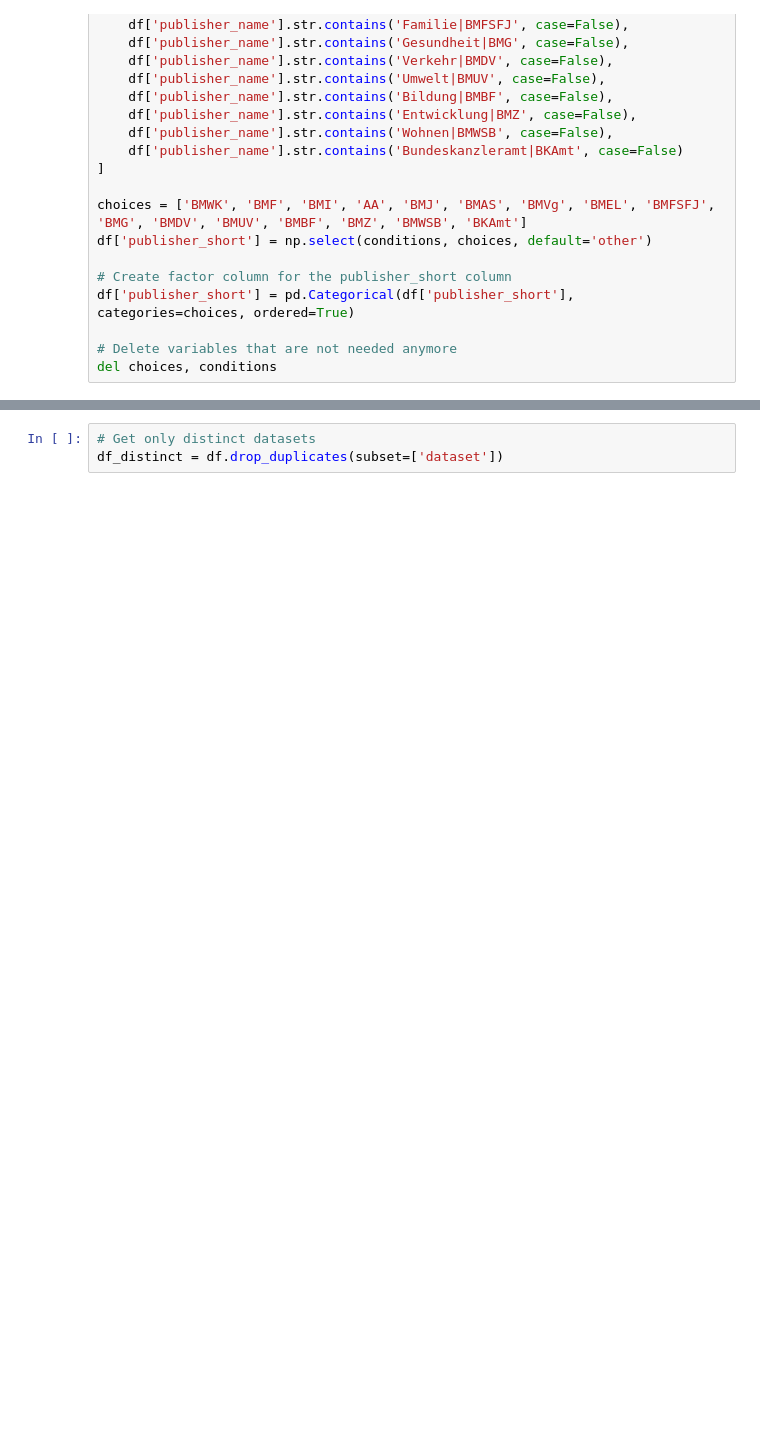
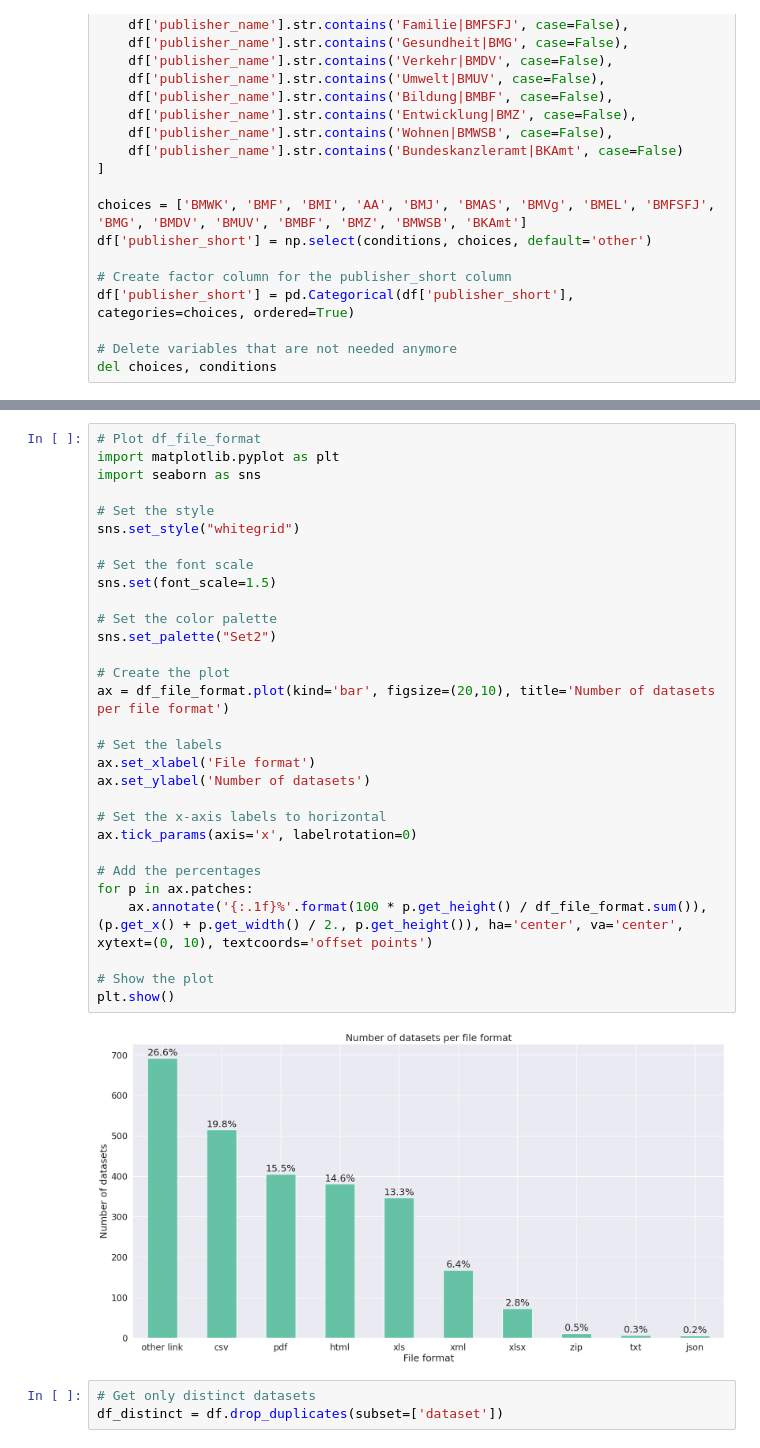
Before and after one commit to DataLab-BMWK/bm-govdata-py, a Jupyter notebook: notebooks/govdata.ipynb, the cells around one changed output, grey strips where cells are left out. Cells and saved outputs as stored; diff of their text form; blank space fills up the shorter version.

```diff
--- a/notebooks/govdata.ipynb
+++ b/notebooks/govdata.ipynb
@@ -87,3 +115,35 @@ df_file_format = df['file_format'].value_counts()
+# %%
+# Plot df_file_format
+import matplotlib.pyplot as plt
+import seaborn as sns
+
+# Set the style
+sns.set_style("whitegrid")
+
+# Set the font scale
+sns.set(font_scale=1.5)
+
+# Set the color palette
+sns.set_palette("Set2")
+
+# Create the plot
+ax = df_file_format.plot(kind='bar', figsize=(20,10), title='Number of datasets per file format')
+
+# Set the labels
+ax.set_xlabel('File format')
+ax.set_ylabel('Number of datasets')
+
+# Set the x-axis labels to horizontal
+ax.tick_params(axis='x', labelrotation=0)
+
+# Add the percentages
+for p in ax.patches:
+    ax.annotate('{:.1f}%'.format(100 * p.get_height() / df_file_format.sum()), (p.get_x() + p.get_width() / 2., p.get_height()), ha='center', va='center', xytext=(0, 10), textcoords='offset points')
+
+# Show the plot
+plt.show()
+# %% [output]
+[figure, added]
 # %%
 # Get only distinct datasets
 df_distinct = df.drop_duplicates(subset=['dataset'])
```
Also changed, not shown: parts of 12 cells of this notebook.
